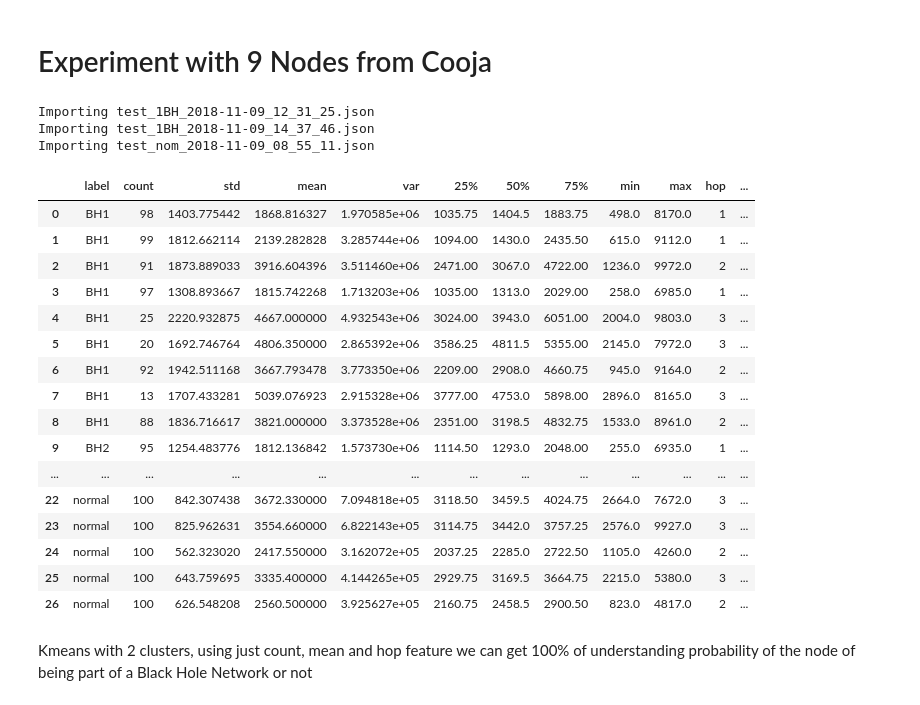
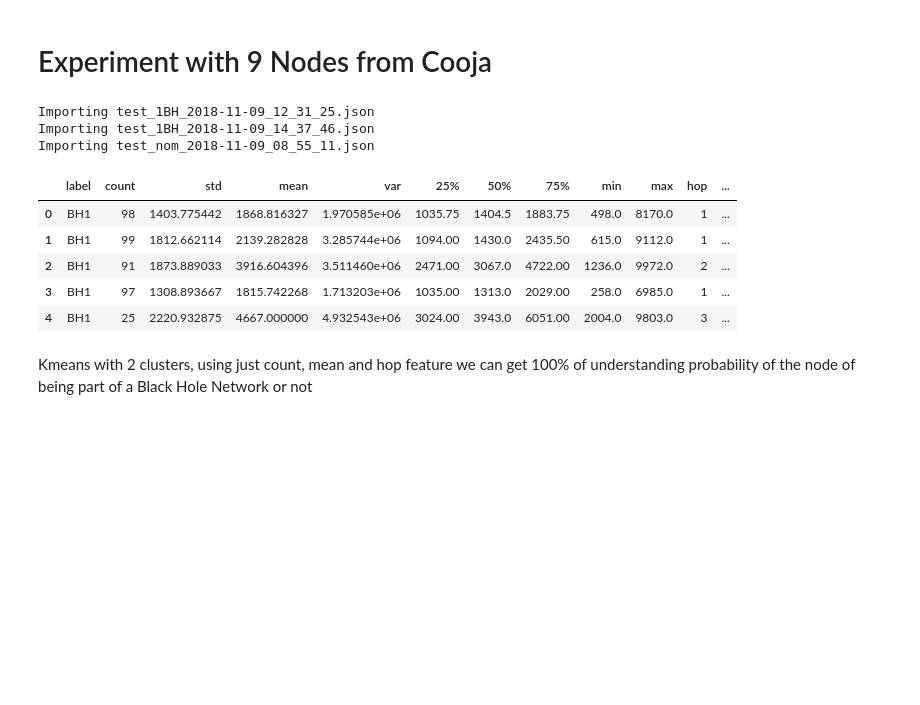
Before and after one commit to ichatz/iot-netprofiler, a Jupyter notebook: Kmeans/Kmeans Cooja 9.ipynb, the cells around one changed output. Saved outputs shown, nothing was run; the diff lists cells and outputs as text; code cells hidden in the pictures; blank space fills up the shorter version.

```diff
--- a/Kmeans/Kmeans Cooja 9.ipynb
+++ b/Kmeans/Kmeans Cooja 9.ipynb
@@ -107,45 +107,34 @@ correction2=[] #for 3 cluster 0:normal net 1:bh net 2:bh
 for i in range(len(d["label"])):
     el=d["label"][i]
     if el=="normal":
         correction.append(1)
         correction2.append(1)
 
     else:
         #print(el=="BH2" and i==BlackHole[2])
         correction.append(0)
         if ((el=="BH1" and i==BlackHole[1]) or
             (el=="BH2" and i==BlackHole[2])):
 
             correction2.append(2)
         else:
             correction2.append(0)
 
 
 correction=np.array(correction)
 correction2=np.array(correction2)
 
-stats
+stats.head()
 # %% [output]
 Importing test_1BH_2018-11-09_12_31_25.json
 Importing test_1BH_2018-11-09_14_37_46.json
 Importing test_nom_2018-11-09_08_55_11.json
 |  | label | count | std | mean | var | 25% | 50% | 75% | min | max | hop | ... |
 | 0 | BH1 | 98 | 1403.775442 | 1868.816327 | 1.970585e+06 | 1035.75 | 1404.5 | 1883.75 | 498.0 | 8170.0 | 1 | ... |
 | 1 | BH1 | 99 | 1812.662114 | 2139.282828 | 3.285744e+06 | 1094.00 | 1430.0 | 2435.50 | 615.0 | 9112.0 | 1 | ... |
 | 2 | BH1 | 91 | 1873.889033 | 3916.604396 | 3.511460e+06 | 2471.00 | 3067.0 | 4722.00 | 1236.0 | 9972.0 | 2 | ... |
 | 3 | BH1 | 97 | 1308.893667 | 1815.742268 | 1.713203e+06 | 1035.00 | 1313.0 | 2029.00 | 258.0 | 6985.0 | 1 | ... |
 | 4 | BH1 | 25 | 2220.932875 | 4667.000000 | 4.932543e+06 | 3024.00 | 3943.0 | 6051.00 | 2004.0 | 9803.0 | 3 | ... |
-| 5 | BH1 | 20 | 1692.746764 | 4806.350000 | 2.865392e+06 | 3586.25 | 4811.5 | 5355.00 | 2145.0 | 7972.0 | 3 | ... |
-| 6 | BH1 | 92 | 1942.511168 | 3667.793478 | 3.773350e+06 | 2209.00 | 2908.0 | 4660.75 | 945.0 | 9164.0 | 2 | ... |
-| 7 | BH1 | 13 | 1707.433281 | 5039.076923 | 2.915328e+06 | 3777.00 | 4753.0 | 5898.00 | 2896.0 | 8165.0 | 3 | ... |
-| 8 | BH1 | 88 | 1836.716617 | 3821.000000 | 3.373528e+06 | 2351.00 | 3198.5 | 4832.75 | 1533.0 | 8961.0 | 2 | ... |
-| 9 | BH2 | 95 | 1254.483776 | 1812.136842 | 1.573730e+06 | 1114.50 | 1293.0 | 2048.00 | 255.0 | 6935.0 | 1 | ... |
-| ... | ... | ... | ... | ... | ... | ... | ... | ... | ... | ... | ... | ... |
-| 22 | normal | 100 | 842.307438 | 3672.330000 | 7.094818e+05 | 3118.50 | 3459.5 | 4024.75 | 2664.0 | 7672.0 | 3 | ... |
-| 23 | normal | 100 | 825.962631 | 3554.660000 | 6.822143e+05 | 3114.75 | 3442.0 | 3757.25 | 2576.0 | 9927.0 | 3 | ... |
-| 24 | normal | 100 | 562.323020 | 2417.550000 | 3.162072e+05 | 2037.25 | 2285.0 | 2722.50 | 1105.0 | 4260.0 | 2 | ... |
-| 25 | normal | 100 | 643.759695 | 3335.400000 | 4.144265e+05 | 2929.75 | 3169.5 | 3664.75 | 2215.0 | 5380.0 | 3 | ... |
-| 26 | normal | 100 | 626.548208 | 2560.500000 | 3.925627e+05 | 2160.75 | 2458.5 | 2900.50 | 823.0 | 4817.0 | 2 | ... |
 # %%
 
 data=stats.drop(["label","25%","var","mean","75%","50%","min","max"],axis=1)
```
Also changed, not shown: parts of 3 cells of this notebook.
